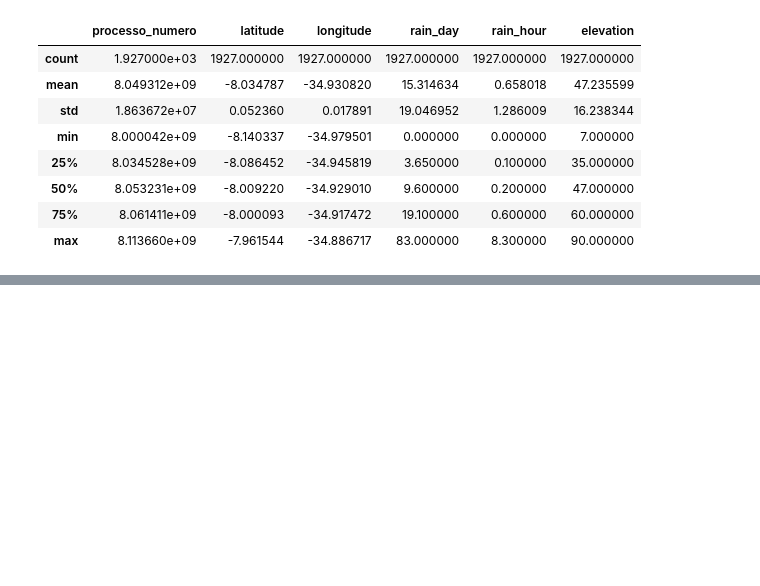
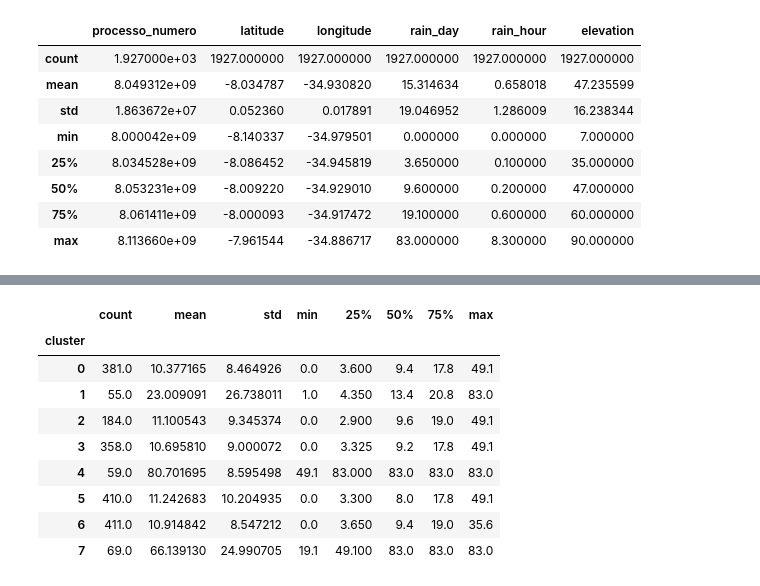
Before and after one commit to pedro-patriota/AI-for-LandSlide-prediction-, a Jupyter notebook: algorithm/clustering/k_means.ipynb, the cells around one changed output, grey strips where cells are left out. Drawn from its saved outputs; the diff is of its cells as text; code cells hidden in the pictures; blank space fills up the shorter version.

```diff
--- a/algorithm/clustering/k_means.ipynb
+++ b/algorithm/clustering/k_means.ipynb
@@ -183,0 +215,13 @@ df.head()
+# %%
+df.groupby(DataFrameConstants.CLUSTER)[DataFrameConstants.RAIN_DAY].describe()
+# %% [output]
+|  | count | mean | std | min | 25% | 50% | 75% | max |
+| cluster |  |  |  |  |  |  |  |  |
+| 0 | 381.0 | 10.377165 | 8.464926 | 0.0 | 3.600 | 9.4 | 17.8 | 49.1 |
+| 1 | 55.0 | 23.009091 | 26.738011 | 1.0 | 4.350 | 13.4 | 20.8 | 83.0 |
+| 2 | 184.0 | 11.100543 | 9.345374 | 0.0 | 2.900 | 9.6 | 19.0 | 49.1 |
+| 3 | 358.0 | 10.695810 | 9.000072 | 0.0 | 3.325 | 9.2 | 17.8 | 49.1 |
+| 4 | 59.0 | 80.701695 | 8.595498 | 49.1 | 83.000 | 83.0 | 83.0 | 83.0 |
+| 5 | 410.0 | 11.242683 | 10.204935 | 0.0 | 3.300 | 8.0 | 17.8 | 49.1 |
+| 6 | 411.0 | 10.914842 | 8.547212 | 0.0 | 3.650 | 9.4 | 19.0 | 35.6 |
+| 7 | 69.0 | 66.139130 | 24.990705 | 19.1 | 49.100 | 83.0 | 83.0 | 83.0 |
```
Also changed, not shown: parts of 11 cells of this notebook, 22 other files.
